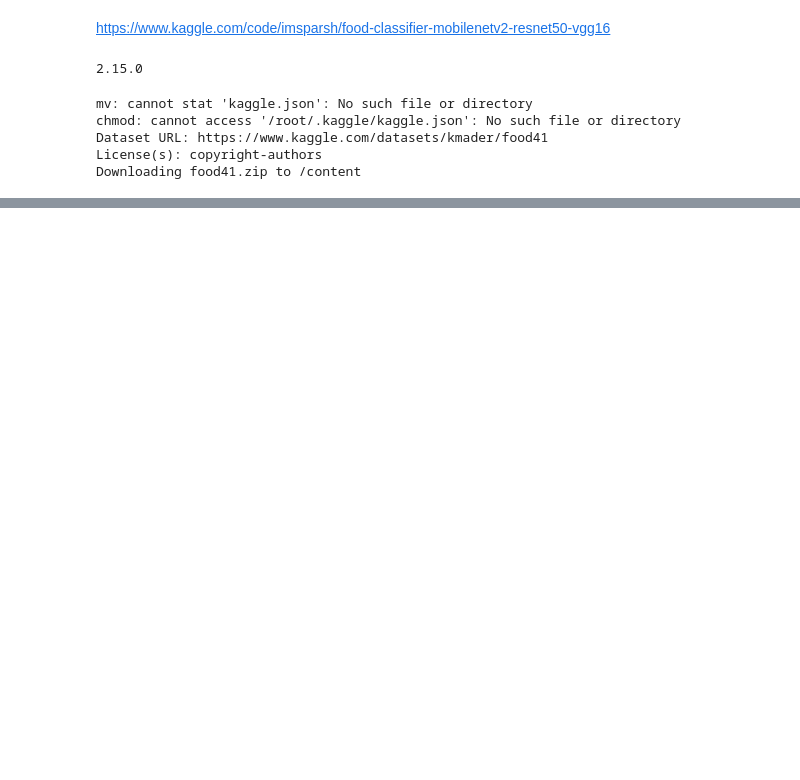
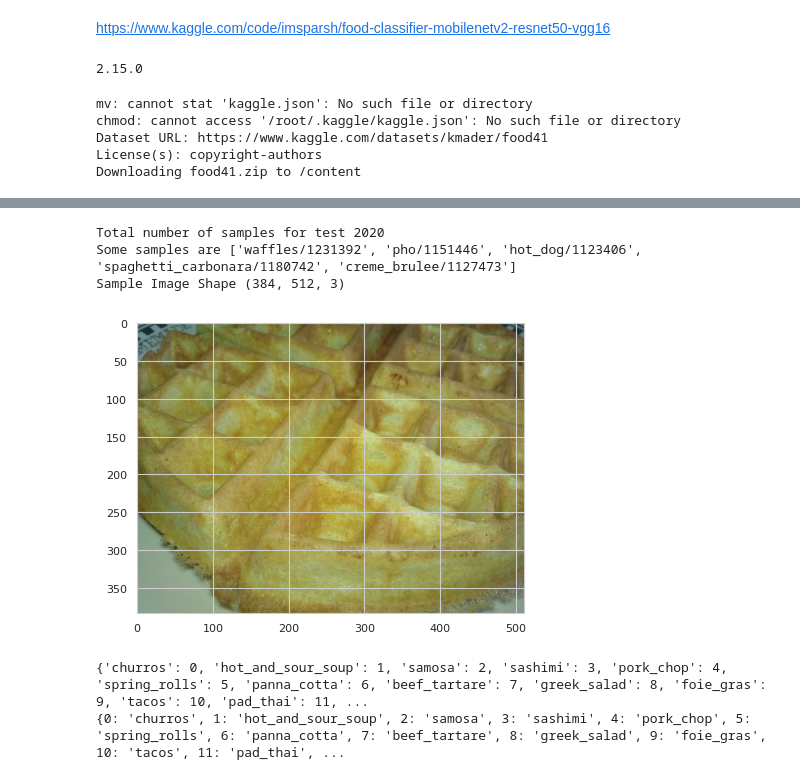
Before and after one commit to dothouse/project3, a Jupyter notebook: code/song/practice_modeling/practice4_food_classification.ipynb, the cells around one changed output, grey strips where cells are left out. Drawn from its saved outputs; the diff is of its cells as text; code cells hidden in the pictures; blank space fills up the shorter version.

```diff
--- a/code/song/practice_modeling/practice4_food_classification.ipynb
+++ b/code/song/practice_modeling/practice4_food_classification.ipynb
@@ -97,0 +207,29 @@ FileNotFoundError: [Errno 2] No such file or directory: '/kaggle/input/food41/me
+# %%
+# create testing data
+test_samples_subset_list = []
+for x in testjson.keys():
+    test_samples_subset_list.extend(testjson[x][:20])
+set_seed()
+test_samples_subset = list(np.random.permutation(test_samples_subset_list))
+print("Total number of samples for test",len(test_samples_subset))
+print("Some samples are",test_samples_subset[:5])
+sample_img = readImg(test_samples_subset[0])
+print("Sample Image Shape",sample_img.shape)
+showImg(sample_img)
+# %% [output]
+Total number of samples for test 2020
+Some samples are ['waffles/1231392', 'pho/1151446', 'hot_dog/1123406', 'spaghetti_carbonara/1180742', 'creme_brulee/1127473']
+Sample Image Shape (384, 512, 3)
+[figure, added]
+# %%
+# map labels to index
+label_index = dict()
+index_label = dict()
+for i, x in enumerate(labels):
+    label_index[x] = i
+    index_label[i] = x
+print(label_index)
+print(index_label)
+# %% [output]
+{'churros': 0, 'hot_and_sour_soup': 1, 'samosa': 2, 'sashimi': 3, 'pork_chop': 4, 'spring_rolls': 5, 'panna_cotta': 6, 'beef_tartare': 7, 'greek_salad': 8, 'foie_gras': 9, 'tacos': 10, 'pad_thai': 11, ...
+{0: 'churros', 1: 'hot_and_sour_soup', 2: 'samosa', 3: 'sashimi', 4: 'pork_chop', 5: 'spring_rolls', 6: 'panna_cotta', 7: 'beef_tartare', 8: 'greek_salad', 9: 'foie_gras', 10: 'tacos', 11: 'pad_thai', ...
```
Also changed, not shown: parts of 24 cells of this notebook, 15 other files.
